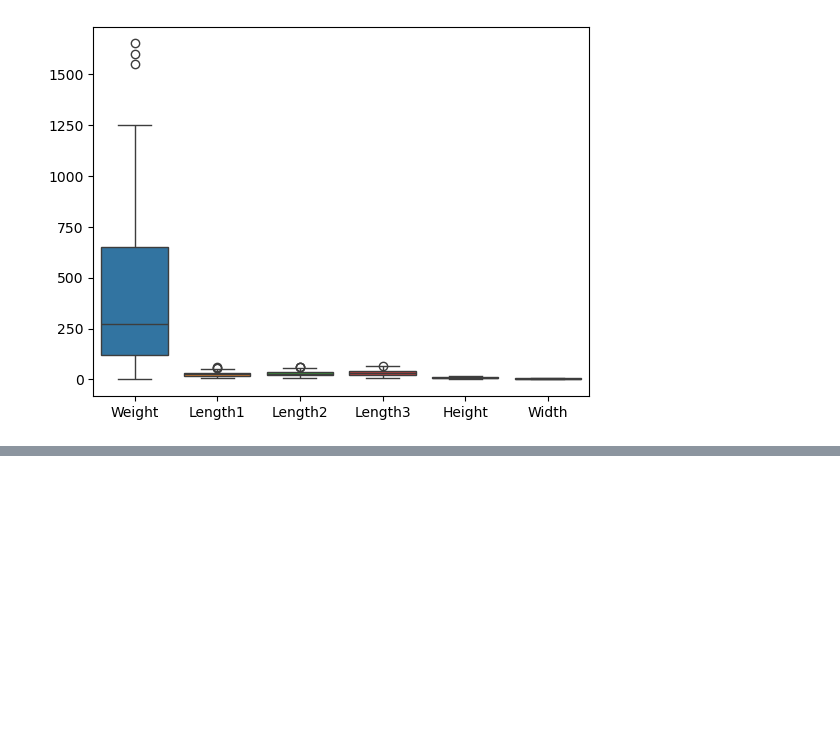
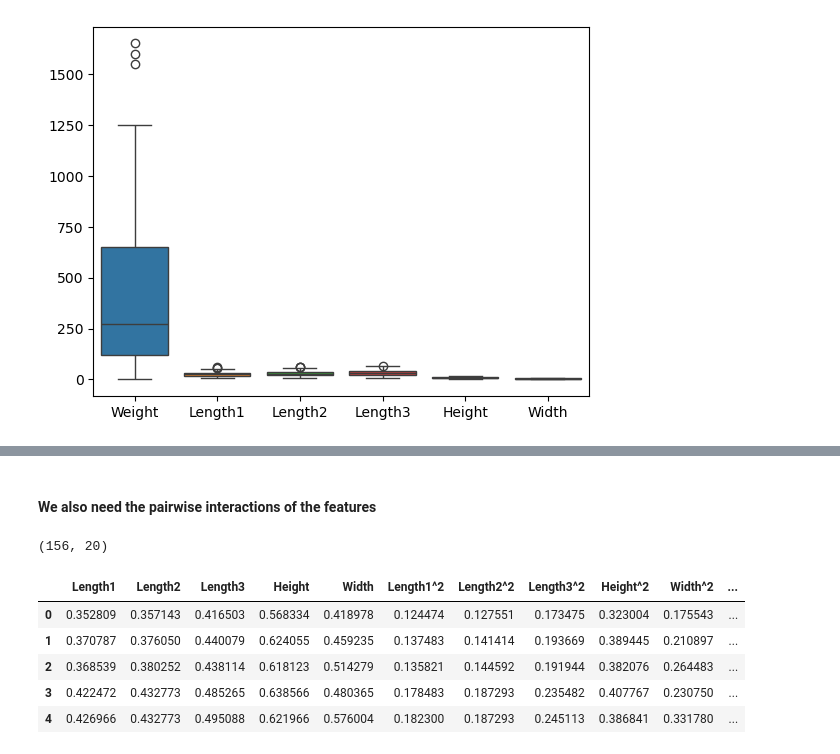
Before and after one commit to Ethanshibu/MachineLearning-from-scratch, a Jupyter notebook: polynomial_regression/polynomial_regression.ipynb, the cells around one changed output, grey strips where cells are left out. Cells and saved outputs as stored; diff of their text form; code cells hidden in the pictures; blank space fills up the shorter version.

```diff
--- a/polynomial_regression/polynomial_regression.ipynb
+++ b/polynomial_regression/polynomial_regression.ipynb
@@ -104,0 +141,4 @@ df[
+# %%
+features = ['Length1', 'Length2', 'Length3', 'Height', 'Width']
+df_scaled = df[features].copy()
+df_scaled.head()
@@ -104,0 +165,7 @@ df[
+# %%
+for col in df_scaled.columns:
+    min_val = df_scaled[col].min()
+    max_val = df_scaled[col].max()
+    df_scaled[col] = (df_scaled[col] - min_val) / (max_val - min_val)
+
+df_scaled.head()
@@ -104,0 +205,7 @@ df[
+# %%
+df_final = df_scaled.copy()
+
+for col in df_scaled.columns:
+    df_final[f'{col}^2'] = df_scaled[col] ** 2
+
+df_final.head()
@@ -104,0 +219,19 @@ df[
+# %% [markdown]
+#### We also need the pairwise interactions of the features
+# %%
+cols = df_scaled.columns
+for i in range(len(cols)):
+    for j in range(i + 1, len(cols)):
+        new_col = f'{cols[i]}*{cols[j]}'
+        df_final[new_col] = df_scaled[cols[i]] * df_scaled[cols[j]]
+
+print(df_final.shape)
+df_final.head()
+# %% [output]
+(156, 20)
+|  | Length1 | Length2 | Length3 | Height | Width | Length1^2 | Length2^2 | Length3^2 | Height^2 | Width^2 | ... |
+| 0 | 0.352809 | 0.357143 | 0.416503 | 0.568334 | 0.418978 | 0.124474 | 0.127551 | 0.173475 | 0.323004 | 0.175543 | ... |
+| 1 | 0.370787 | 0.376050 | 0.440079 | 0.624055 | 0.459235 | 0.137483 | 0.141414 | 0.193669 | 0.389445 | 0.210897 | ... |
+| 2 | 0.368539 | 0.380252 | 0.438114 | 0.618123 | 0.514279 | 0.135821 | 0.144592 | 0.191944 | 0.382076 | 0.264483 | ... |
+| 3 | 0.422472 | 0.432773 | 0.485265 | 0.638566 | 0.480365 | 0.178483 | 0.187293 | 0.235482 | 0.407767 | 0.230750 | ... |
+| 4 | 0.426966 | 0.432773 | 0.495088 | 0.621966 | 0.576004 | 0.182300 | 0.187293 | 0.245113 | 0.386841 | 0.331780 | ... |
```
Also changed, not shown: parts of 31 cells of this notebook, 1 other file.
